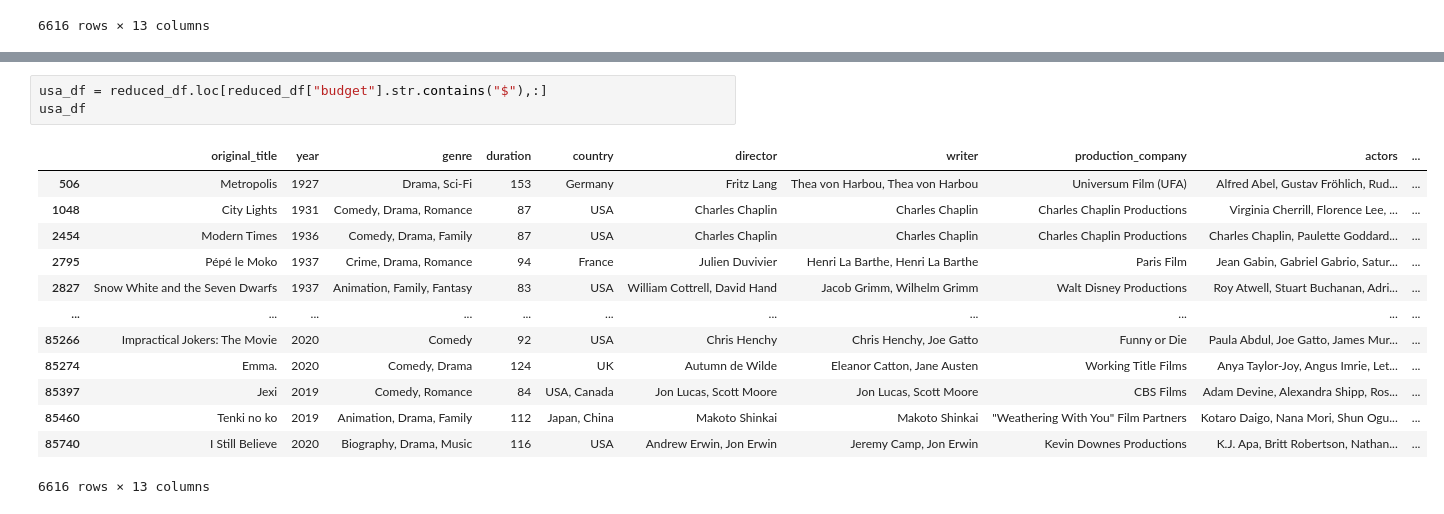
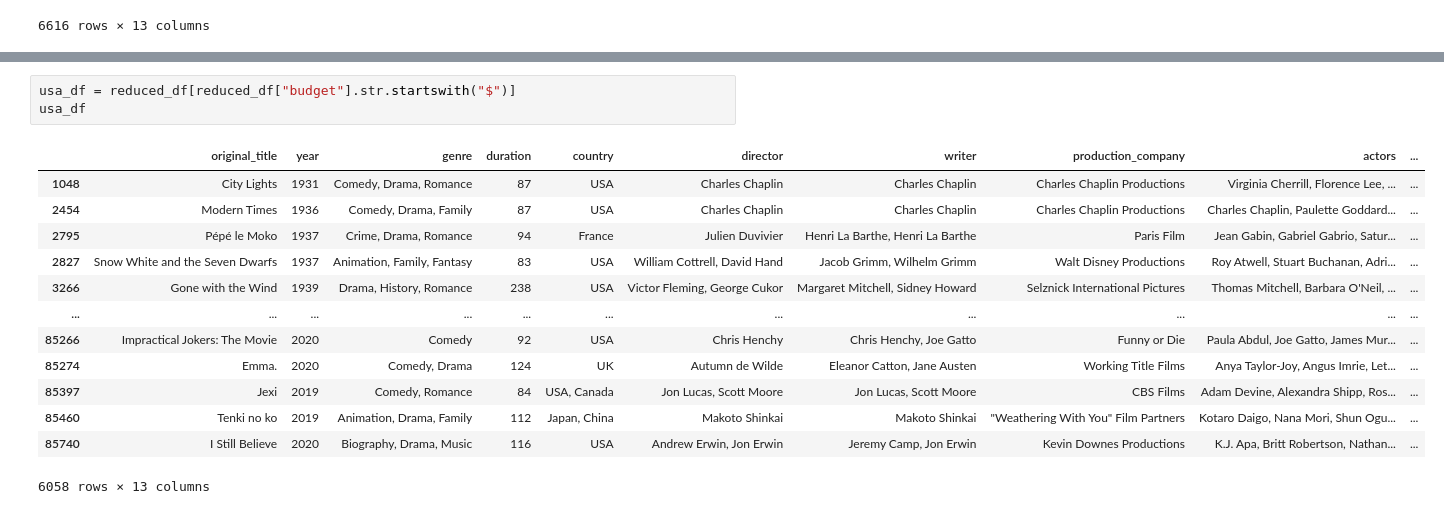
Before and after one commit to qizhengyaoyao/Final-project, a Jupyter notebook: 01_data_wrangling.ipynb, the cells around one changed output, grey strips where cells are left out. Drawn from its saved outputs; the diff is of its cells as text.

```diff
--- a/01_data_wrangling.ipynb
+++ b/01_data_wrangling.ipynb
@@ -149,18 +149,18 @@ Paraguay, Argentina                                    1
 Name: country, Length: 4907, dtype: int64
 # %%
-usa_df = reduced_df.loc[reduced_df["budget"].str.contains("$"),:]
+usa_df = reduced_df[reduced_df["budget"].str.startswith("$")]
 usa_df
 # %% [output]
 |  | original_title | year | genre | duration | country | director | writer | production_company | actors | ... |
-| 506 | Metropolis | 1927 | Drama, Sci-Fi | 153 | Germany | Fritz Lang | Thea von Harbou, Thea von Harbou | Universum Film (UFA) | Alfred Abel, Gustav Fröhlich, Rud... | ... |
 | 1048 | City Lights | 1931 | Comedy, Drama, Romance | 87 | USA | Charles Chaplin | Charles Chaplin | Charles Chaplin Productions | Virginia Cherrill, Florence Lee, ... | ... |
 | 2454 | Modern Times | 1936 | Comedy, Drama, Family | 87 | USA | Charles Chaplin | Charles Chaplin | Charles Chaplin Productions | Charles Chaplin, Paulette Goddard... | ... |
 | 2795 | Pépé le Moko | 1937 | Crime, Drama, Romance | 94 | France | Julien Duvivier | Henri La Barthe, Henri La Barthe | Paris Film | Jean Gabin, Gabriel Gabrio, Satur... | ... |
 | 2827 | Snow White and the Seven Dwarfs | 1937 | Animation, Family, Fantasy | 83 | USA | William Cottrell, David Hand | Jacob Grimm, Wilhelm Grimm | Walt Disney Productions | Roy Atwell, Stuart Buchanan, Adri... | ... |
+| 3266 | Gone with the Wind | 1939 | Drama, History, Romance | 238 | USA | Victor Fleming, George Cukor | Margaret Mitchell, Sidney Howard | Selznick International Pictures | Thomas Mitchell, Barbara O'Neil, ... | ... |
 | ... | ... | ... | ... | ... | ... | ... | ... | ... | ... | ... |
 | 85266 | Impractical Jokers: The Movie | 2020 | Comedy | 92 | USA | Chris Henchy | Chris Henchy, Joe Gatto | Funny or Die | Paula Abdul, Joe Gatto, James Mur... | ... |
 | 85274 | Emma. | 2020 | Comedy, Drama | 124 | UK | Autumn de Wilde | Eleanor Catton, Jane Austen | Working Title Films | Anya Taylor-Joy, Angus Imrie, Let... | ... |
 | 85397 | Jexi | 2019 | Comedy, Romance | 84 | USA, Canada | Jon Lucas, Scott Moore | Jon Lucas, Scott Moore | CBS Films | Adam Devine, Alexandra Shipp, Ros... | ... |
 | 85460 | Tenki no ko | 2019 | Animation, Drama, Family | 112 | Japan, China | Makoto Shinkai | Makoto Shinkai | "Weathering With You" Film Partners | Kotaro Daigo, Nana Mori, Shun Ogu... | ... |
 | 85740 | I Still Believe | 2020 | Biography, Drama, Music | 116 | USA | Andrew Erwin, Jon Erwin | Jeremy Camp, Jon Erwin | Kevin Downes Productions | K.J. Apa, Britt Robertson, Nathan... | ... |
-6616 rows × 13 columns
+6058 rows × 13 columns
```
Also changed, not shown: parts of 14 cells of this notebook.
